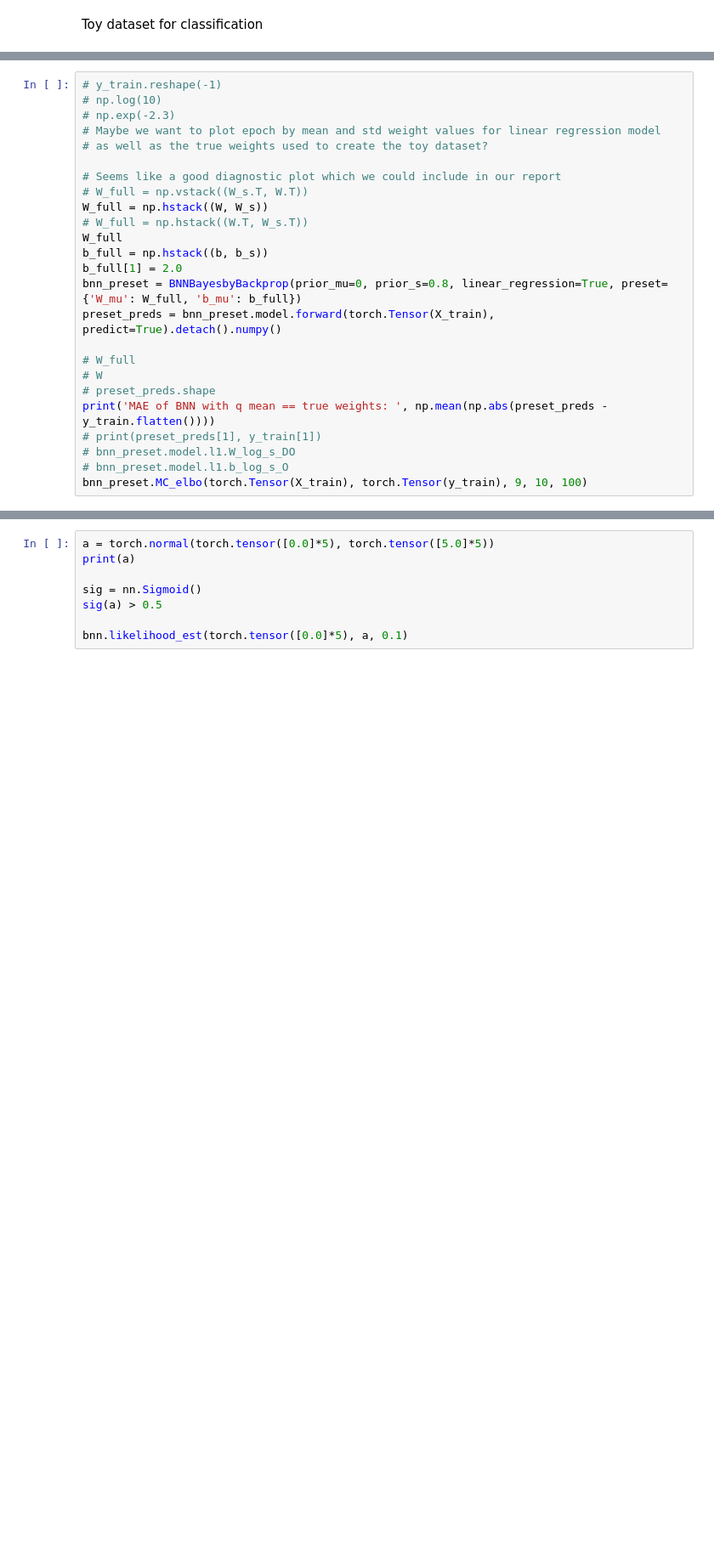
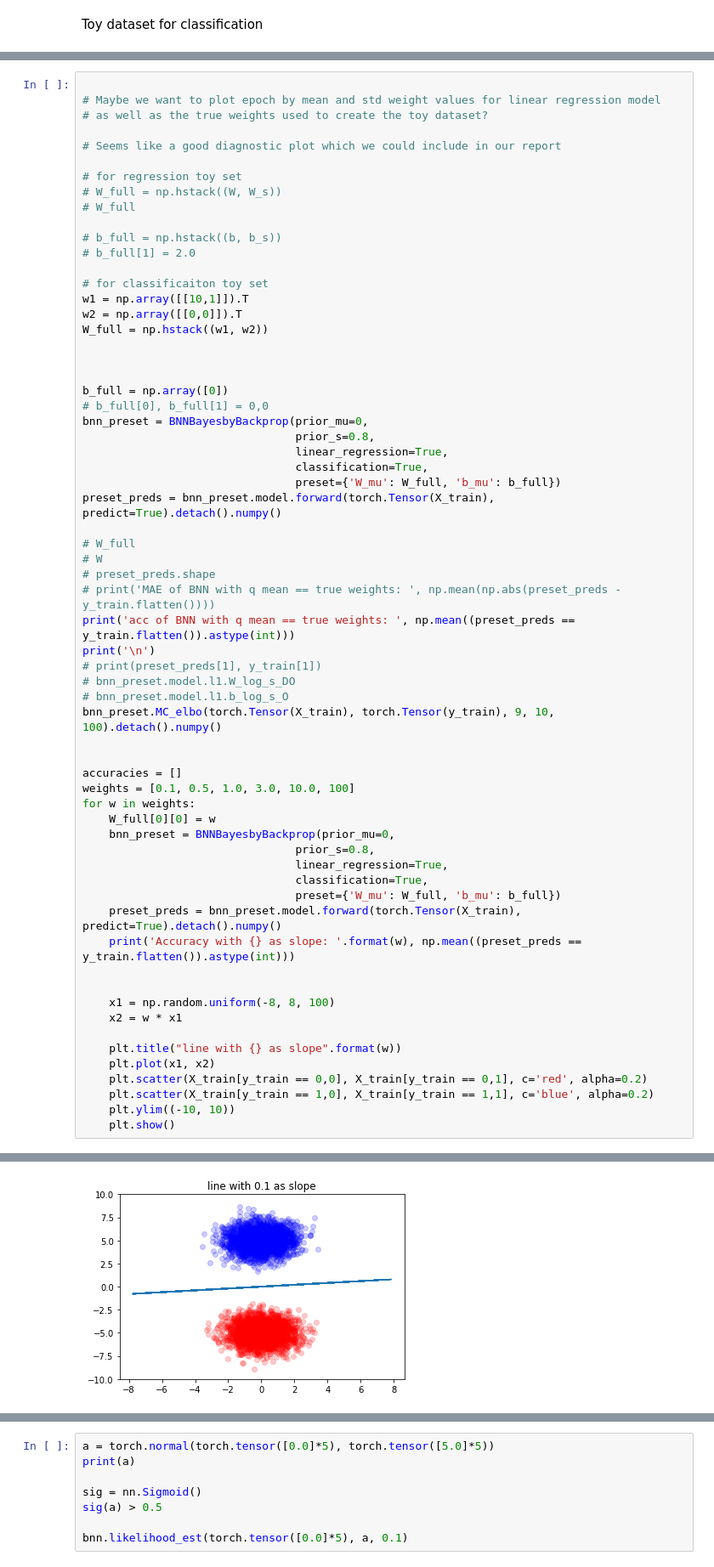
Before and after one commit to Emerson-Wenzel/BDL_final_project, a Jupyter notebook: Baysian_Logistic_regression_daniel.ipynb, the cells around one changed output, grey strips where cells are left out. Shown: that part at 85% size. Drawn from its saved outputs; the diff is of its cells as text; blank space fills up the shorter version.

```diff
--- a/Baysian_Logistic_regression_daniel.ipynb
+++ b/Baysian_Logistic_regression_daniel.ipynb
@@ -198,26 +234,65 @@ tensor([0., 0., 0., 0., 0., 0., 0., 0., 0., 0.])
 # %%
-# y_train.reshape(-1)
-# np.log(10)
-# np.exp(-2.3)
+
 # Maybe we want to plot epoch by mean and std weight values for linear regression model
 # as well as the true weights used to create the toy dataset?
 
 # Seems like a good diagnostic plot which we could include in our report
-# W_full = np.vstack((W_s.T, W.T))
-W_full = np.hstack((W, W_s))
-# W_full = np.hstack((W.T, W_s.T))
-W_full
-b_full = np.hstack((b, b_s))
-b_full[1] = 2.0
-bnn_preset = BNNBayesbyBackprop(prior_mu=0, prior_s=0.8, linear_regression=True, preset={'W_mu': W_full, 'b_mu': b_full})
+
+# for regression toy set
+# W_full = np.hstack((W, W_s))
+# W_full
+
+# b_full = np.hstack((b, b_s))
+# b_full[1] = 2.0
+
+# for classificaiton toy set
+w1 = np.array([[10,1]]).T
+w2 = np.array([[0,0]]).T
+W_full = np.hstack((w1, w2))
+
+
+
+b_full = np.array([0])
+# b_full[0], b_full[1] = 0,0
+bnn_preset = BNNBayesbyBackprop(prior_mu=0,
+                                prior_s=0.8,
+                                linear_regression=True,
+                                classification=True,
+                                preset={'W_mu': W_full, 'b_mu': b_full})
 preset_preds = bnn_preset.model.forward(torch.Tensor(X_train), predict=True).detach().numpy()
 
 # W_full
 # W
 # preset_preds.shape
-print('MAE of BNN with q mean == true weights: ', np.mean(np.abs(preset_preds - y_train.flatten())))
+# print('MAE of BNN with q mean == true weights: ', np.mean(np.abs(preset_preds - y_train.flatten())))
+print('acc of BNN with q mean == true weights: ', np.mean((preset_preds == y_train.flatten()).astype(int)))
+print('\n')
 # print(preset_preds[1], y_train[1])
 # bnn_preset.model.l1.W_log_s_DO
 # bnn_preset.model.l1.b_log_s_O
-bnn_preset.MC_elbo(torch.Tensor(X_train), torch.Tensor(y_train), 9, 10, 100)
+bnn_preset.MC_elbo(torch.Tensor(X_train), torch.Tensor(y_train), 9, 10, 100).detach().numpy()
+
+
+accuracies = []
+weights = [0.1, 0.5, 1.0, 3.0, 10.0, 100]
+for w in weights:
+    W_full[0][0] = w
+    bnn_preset = BNNBayesbyBackprop(prior_mu=0,
+                                prior_s=0.8,
+                                linear_regression=True,
+                                classification=True,
+                                preset={'W_mu': W_full, 'b_mu': b_full})
+    preset_preds = bnn_preset.model.forward(torch.Tensor(X_train), predict=True).detach().numpy()
+    print('Accuracy with {} as slope: '.format(w), np.mean((preset_preds == y_train.flatten()).astype(int)))
+
+
+    x1 = np.random.uniform(-8, 8, 100)
+    x2 = w * x1
+
+    plt.title("line with {} as slope".format(w))
+    plt.plot(x1, x2)
+    plt.scatter(X_train[y_train == 0,0], X_train[y_train == 0,1], c='red', alpha=0.2)
+    plt.scatter(X_train[y_train == 1,0], X_train[y_train == 1,1], c='blue', alpha=0.2)
+    plt.ylim((-10, 10))
+    plt.show()
 # %% [output]
@@ -224,0 +306 @@ NameError: name 'W' is not defined
+[figure, added]
```
Also changed, not shown: parts of 17 cells of this notebook, 1 other file.
